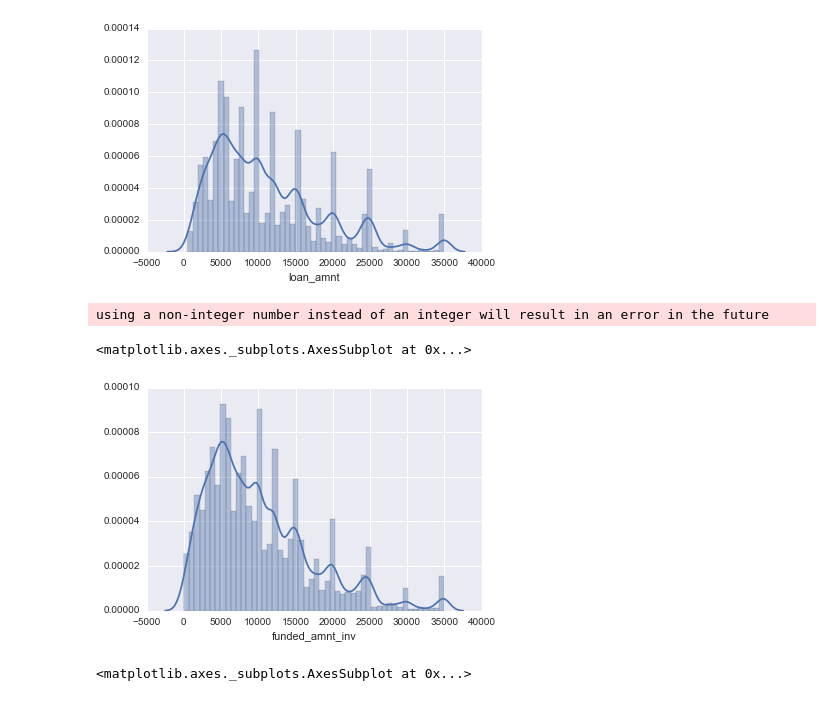
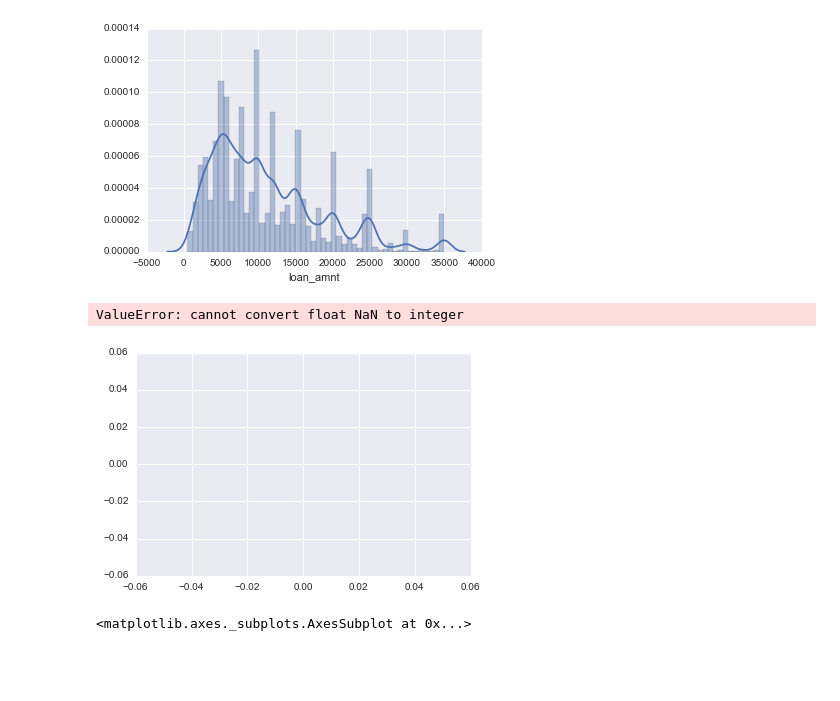
Before and after one commit to vindon/lending_club_classification, a Jupyter notebook: LoanDefaultPrediction.ipynb, the cells around one changed output. Cells and saved outputs as stored; diff of their text form; code cells hidden in the pictures; blank space fills up the shorter version.

```diff
--- a/LoanDefaultPrediction.ipynb
+++ b/LoanDefaultPrediction.ipynb
@@ -159,11 +192,10 @@ using a non-integer number instead of an integer will result in an error in the
 <matplotlib.axes._subplots.AxesSubplot at 0x...>
 [figure]
 # %%
-sns.distplot(df3a.funded_amnt_inv)
+sns.distplot(df3a.annual_inc)
 # %% [output]
-using a non-integer number instead of an integer will result in an error in the future
+ValueError: cannot convert float NaN to integer
-<matplotlib.axes._subplots.AxesSubplot at 0x...>
-[figure, old version]
+[figure, new version]
 # %%
 sns.countplot(df3a.defaultYN)
 # %% [output]
```
Also changed, not shown: parts of 7 cells of this notebook, 2 other files.
